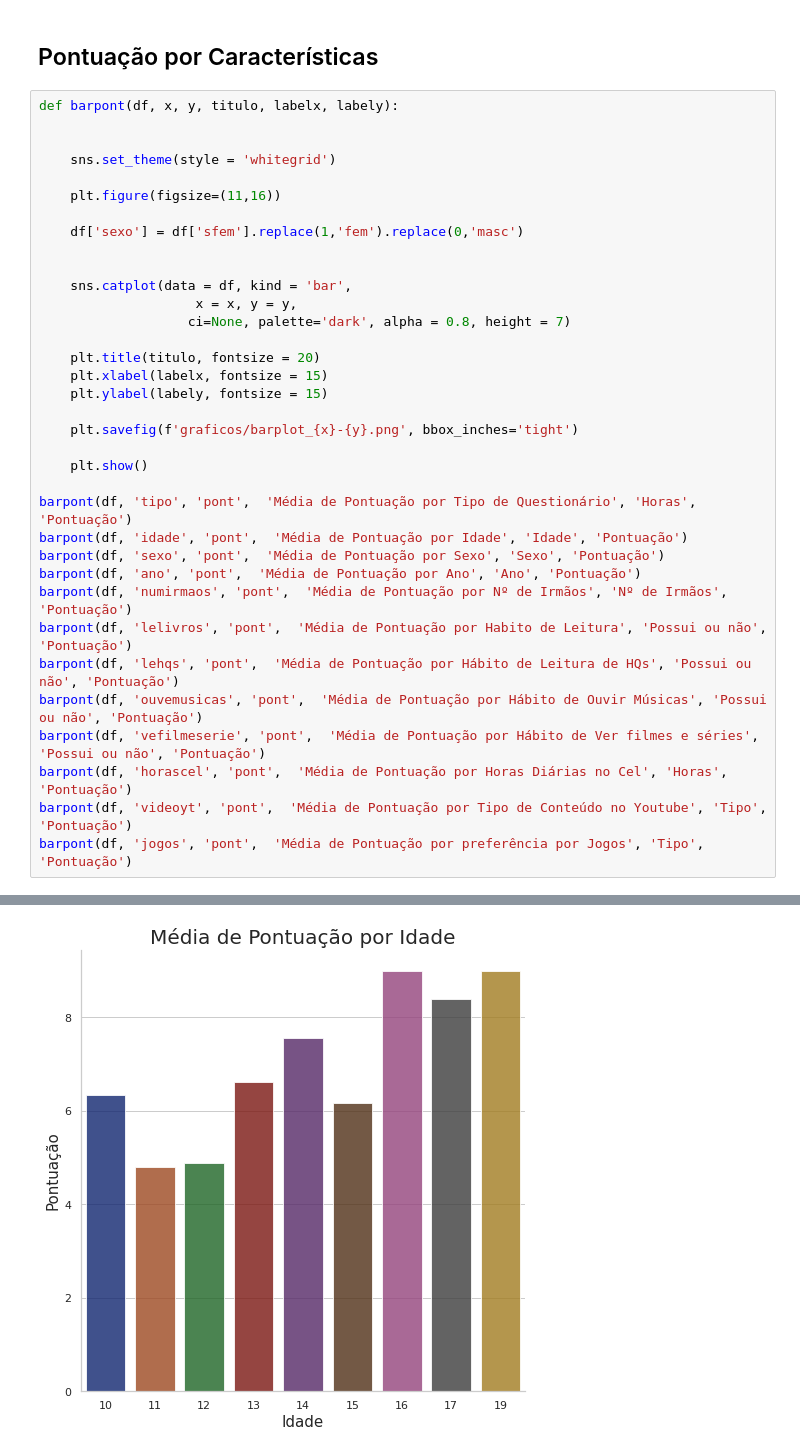
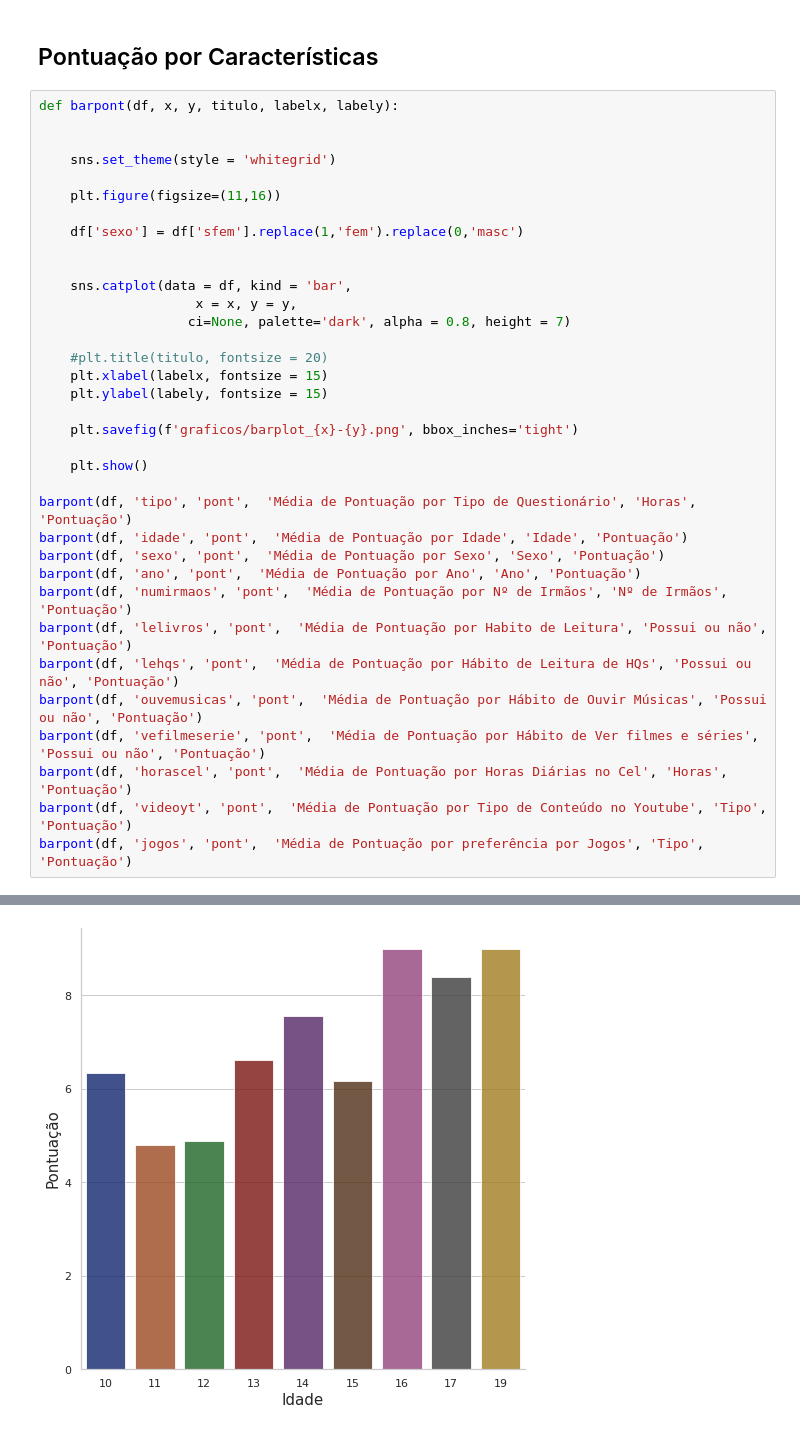
Before and after one commit to Wendel-V/analise_alunos, a Jupyter notebook: analise.ipynb, the cells around one changed output, grey strips where cells are left out. Drawn from its saved outputs; the diff is of its cells as text.

```diff
--- a/analise.ipynb
+++ b/analise.ipynb
@@ -151,7 +151,7 @@ def barpont(df, x, y, titulo, labelx, labely):
                     x = x, y = y,
                    ci=None, palette='dark', alpha = 0.8, height = 7)
 
-    plt.title(titulo, fontsize = 20)
+    #plt.title(titulo, fontsize = 20)
     plt.xlabel(labelx, fontsize = 15)
     plt.ylabel(labely, fontsize = 15)
 
@@ -177,3 +177,3 @@ barpont(df, 'jogos', 'pont',  'Média de Pontuação por preferência por Jogos'
 <Figure size 792x1152 with 0 Axes>
-[figure, old version]
+[figure, new version]
 <Figure size 792x1152 with 0 Axes>
```
Also changed, not shown: parts of 5 cells of this notebook, 5 other files.
